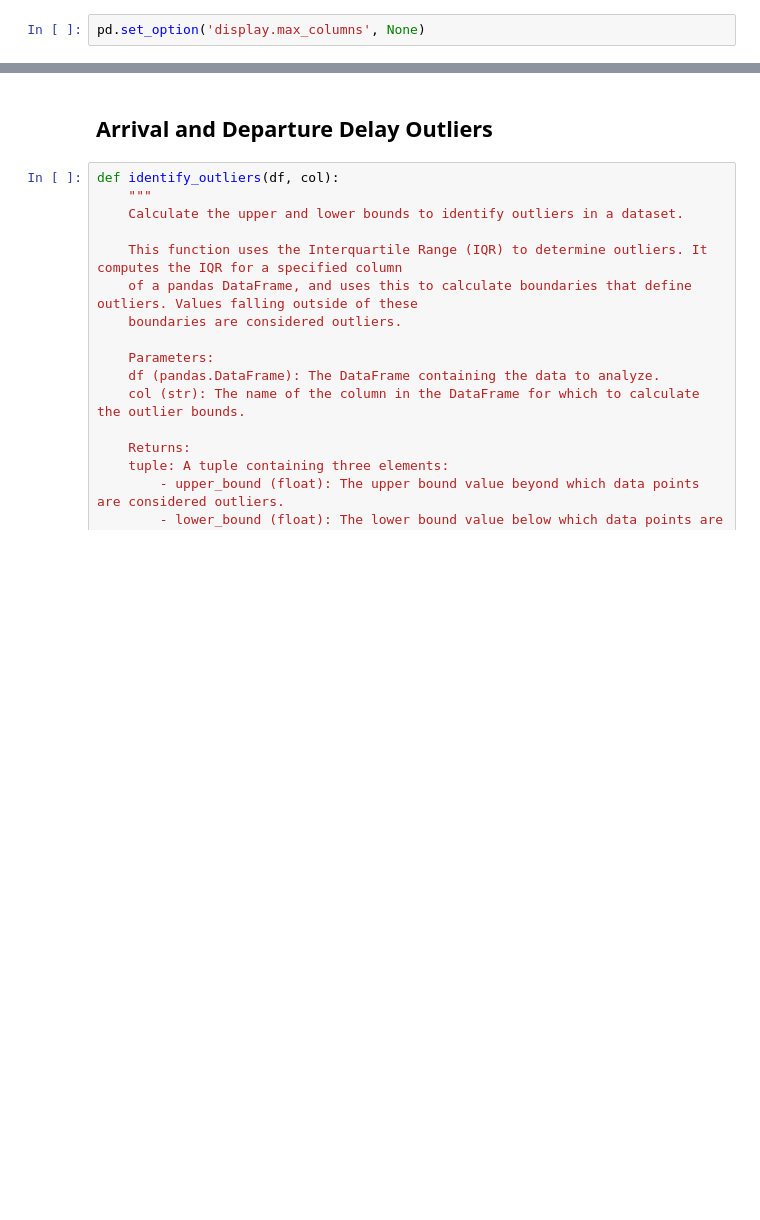
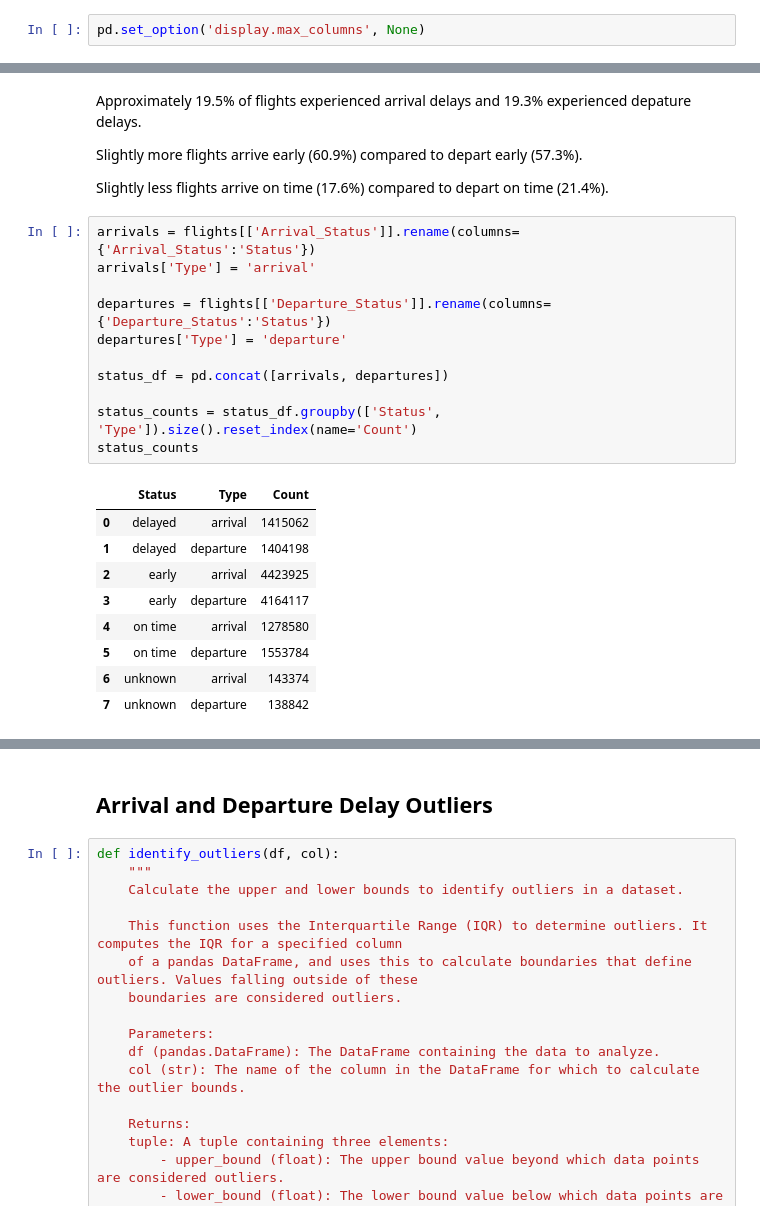
Before and after one commit to dezertdweller/flight-cancellations, a Jupyter notebook: notebooks/exploratory-data-analysis.ipynb, the cells around one changed output, grey strips where cells are left out. Saved outputs shown, nothing was run; the diff lists cells and outputs as text; blank space fills up the shorter version.

```diff
--- a/notebooks/exploratory-data-analysis.ipynb
+++ b/notebooks/exploratory-data-analysis.ipynb
@@ -74,0 +217,27 @@ delay_types = ['CarrierDelay', 'WeatherDelay', 'NASDelay', 'SecurityDelay', 'Lat
+# %% [markdown]
+Approximately 19.5% of flights experienced arrival delays and 19.3% experienced depature delays.
+
+Slightly more flights arrive early (60.9%) compared to depart early (57.3%).
+
+Slightly less flights arrive on time (17.6%) compared to depart on time (21.4%).
+# %%
+arrivals = flights[['Arrival_Status']].rename(columns={'Arrival_Status':'Status'})
+arrivals['Type'] = 'arrival'
+
+departures = flights[['Departure_Status']].rename(columns={'Departure_Status':'Status'})
+departures['Type'] = 'departure'
+
+status_df = pd.concat([arrivals, departures])
+
+status_counts = status_df.groupby(['Status', 'Type']).size().reset_index(name='Count')
+status_counts
+# %% [output]
+|  | Status | Type | Count |
+| 0 | delayed | arrival | 1415062 |
+| 1 | delayed | departure | 1404198 |
+| 2 | early | arrival | 4423925 |
+| 3 | early | departure | 4164117 |
+| 4 | on time | arrival | 1278580 |
+| 5 | on time | departure | 1553784 |
+| 6 | unknown | arrival | 143374 |
+| 7 | unknown | departure | 138842 |
```
Also changed, not shown: parts of 38 cells of this notebook.
